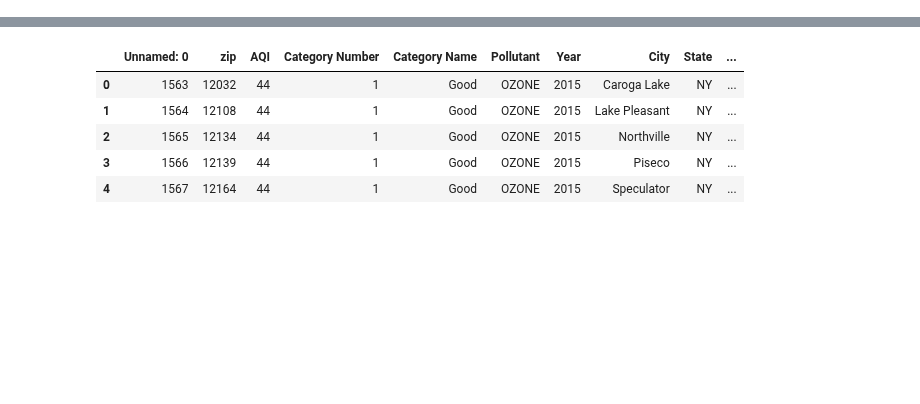
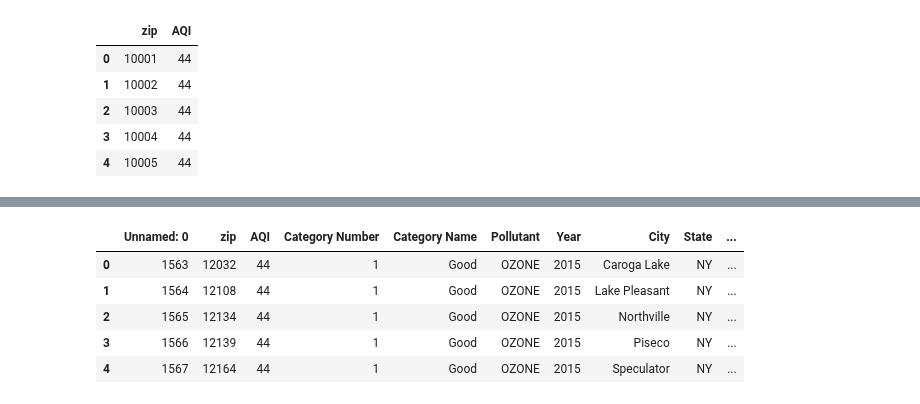
Before and after one commit to paloni-dotcom/Se7en, a Jupyter notebook: AQI_by_zipcode.ipynb, the cells around one changed output, grey strips where cells are left out. Cells and saved outputs as stored; diff of their text form; code cells hidden in the pictures; blank space fills up the shorter version.

```diff
--- a/AQI_by_zipcode.ipynb
+++ b/AQI_by_zipcode.ipynb
@@ -15,6 +15,17 @@ AQI_df = pd.read_csv('Data/AQIndex.csv')
 AQI_df = AQI_df.dropna()
 aqi_group = AQI_df.groupby ("Year")
 aqi_2009_df = aqi_group.get_group (2009)
+# %%
+aqi_mean_df = aqi_2009_df.groupby('zip').agg({'AQI':'mean'})
+aqi_mean_df = aqi_mean_df.reset_index()
+aqi_mean_df.head()
+# %% [output]
+|  | zip | AQI |
+| 0 | 10001 | 44 |
+| 1 | 10002 | 44 |
+| 2 | 10003 | 44 |
+| 3 | 10004 | 44 |
+| 4 | 10005 | 44 |
 # %%
 #introducing zip code coordinates
 zip_df = pd.read_csv('Data/us-zip-code-latitude-and-longitude.csv')
```
Also changed, not shown: parts of 7 cells of this notebook, 1 other file.
